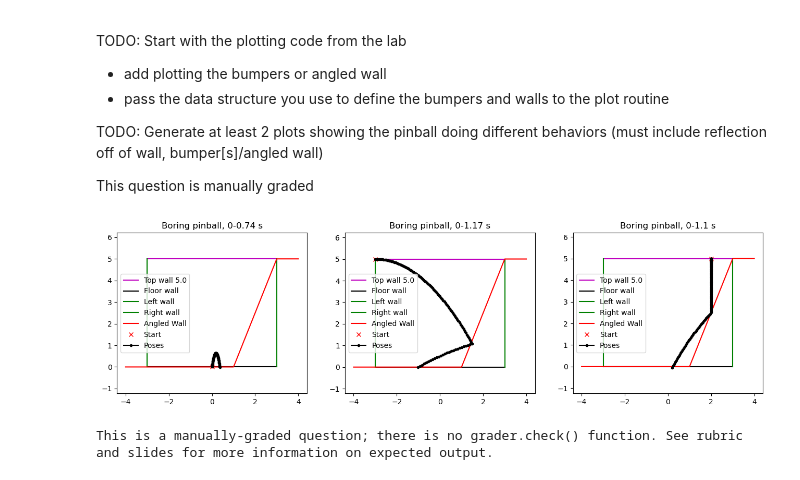
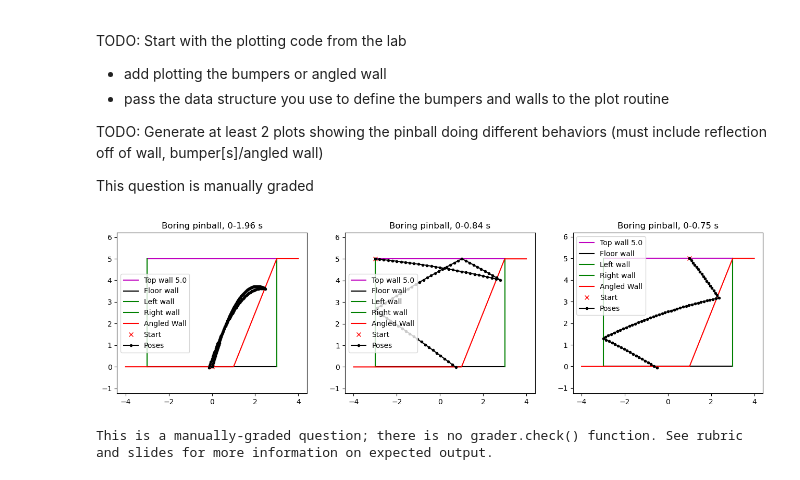
Before and after one commit to coyotepunk05/vscode, a Jupyter notebook: IntroPythonProgramming/Week_9_simulation/HW_4_pinball.ipynb, the cells around one changed output. Cells and saved outputs as stored; diff of their text form; code cells hidden in the pictures.

```diff
--- a/IntroPythonProgramming/Week_9_simulation/HW_4_pinball.ipynb
+++ b/IntroPythonProgramming/Week_9_simulation/HW_4_pinball.ipynb
@@ -66,7 +72,7 @@ def crossed_angled(prev_pos, cur_pos, a_b_c):
     f_cur = a*cur_pos[0]+b*cur_pos[1]+c
     return f_prev*f_cur < 0
 
-def reflect_angled(state, a_b_c, radius=0.0):
+def reflect_angled(state, a_b_c):
     a, b, c = a_b_c
 
     wall_normal = np.array([a, b], dtype=float)
@@ -88,11 +94,6 @@ def reflect_angled(state, a_b_c, radius=0.0):
         vel = vel - 2.0 * v_dot_n * wall_normal
         state[1] = vel
 
-    if dist < radius:
-        correction = (radius - dist) * wall_normal
-        pos += correction
-        state[0] = pos
-
     return state
 # %%
 # TODO: Add tests here to test your functions
@@ -237,26 +240,26 @@ def plot_pinball_lab(axs, ret_poses, walls, angled_wall, total_time):
 # %%
 # TODO: set up different starting positions and/or pinball setups and plot them
 nrows = 1
 ncols = 3
 _, axs = plt.subplots(nrows, ncols, figsize=(16, 4))
 
 ret_poses = simulate_pinball(starting_state, top_wall=top_wall, left_wall=left_wall, right_wall=right_wall, delta_t=0.01, angled_wall=angled_wall)
 total_time = delta_t * ret_poses[0].shape[1]
 plot_pinball_lab(axs[0], ret_poses[0], [top_wall, left_wall, right_wall], angled_wall, total_time)
 
-starting_state_new = np.array([[-3, 5], [5.0, 0.0], [0.0, acceleration_due_to_gravity()]])
+starting_state_new = np.array([[-3, 5], [20.0, -2.0], [0.0, acceleration_due_to_gravity()]])
 
 ret_poses = simulate_pinball(starting_state=starting_state_new, top_wall=top_wall, left_wall=left_wall, right_wall=right_wall, delta_t=0.01, angled_wall=angled_wall)
 total_time = delta_t * ret_poses[0].shape[1]
 plot_pinball_lab(axs[1], ret_poses[0], [top_wall, left_wall, right_wall], angled_wall, total_time)
 
-starting_state_newer = np.array([[2, 5], [0.0, 0.0], [0.0, acceleration_due_to_gravity()]])
+starting_state_newer = np.array([[1, 5], [8, -10.0], [0.0, acceleration_due_to_gravity()]])
 
 ret_poses = simulate_pinball(starting_state=starting_state_newer, top_wall=top_wall, left_wall=left_wall, right_wall=right_wall, delta_t=0.01, angled_wall=angled_wall)
 total_time = delta_t * ret_poses[0].shape[1]
 plot_pinball_lab(axs[2], ret_poses[0], [top_wall, left_wall, right_wall], angled_wall, total_time)
 # %% [output]
-[figure, old version]
+[figure, new version]
 # %%
 # Manual grade
 print("This is a manually-graded question; there is no grader.check() function. See rubric and slides for more information on expected output.")
```
Also changed, not shown: parts of 4 cells of this notebook, 1 other file.
